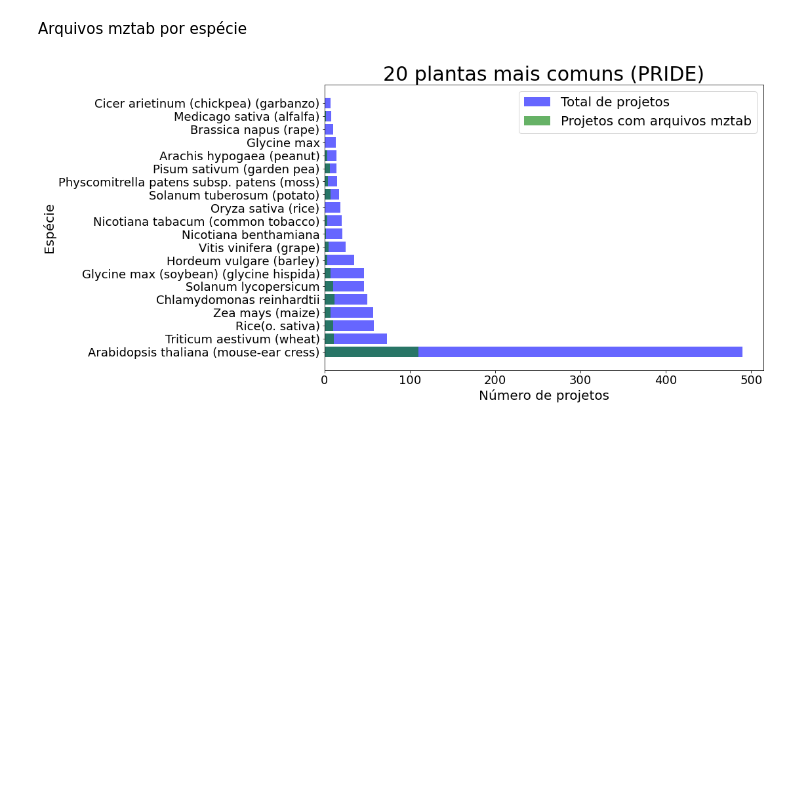
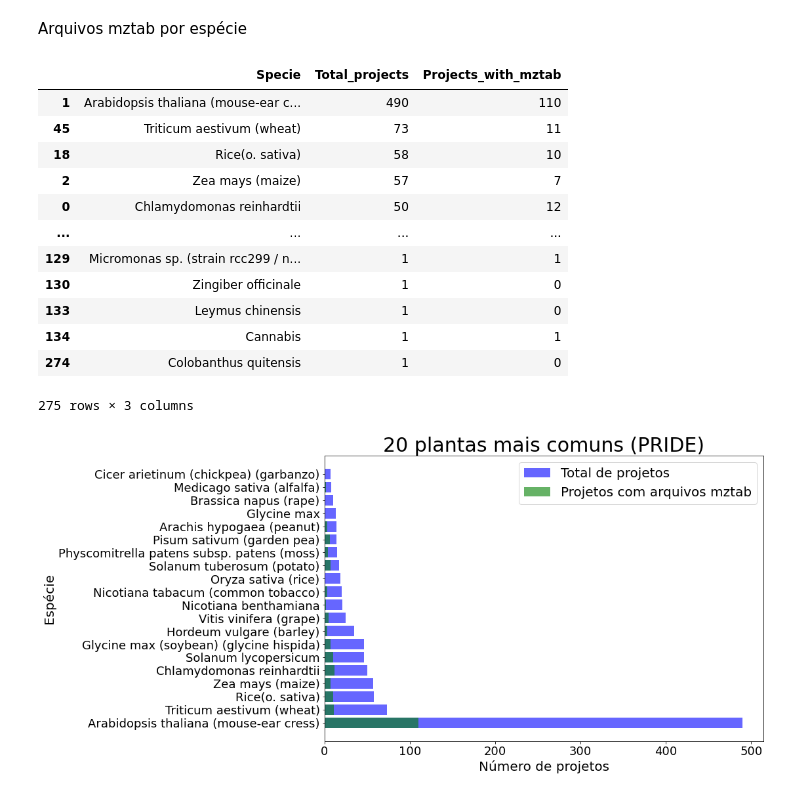
Before and after one commit to tiagocabralborelli/lncRNA, a Jupyter notebook: lncRNA.ipynb, the cells around one changed output. Cells and saved outputs as stored; diff of their text form; code cells hidden in the pictures; blank space fills up the shorter version.

```diff
--- a/lncRNA.ipynb
+++ b/lncRNA.ipynb
@@ -216,6 +218,22 @@ plants_count_dataframe = pd.DataFrame({
     "Projects_with_mztab":plant_with_mztab
 })
 plants_count_dataframe.sort_values("Total_projects", ascending = False, inplace = True)
+# %%
+plants_count_dataframe
+# %% [output]
+|  | Specie | Total_projects | Projects_with_mztab |
+| 1 | Arabidopsis thaliana (mouse-ear c... | 490 | 110 |
+| 45 | Triticum aestivum (wheat) | 73 | 11 |
+| 18 | Rice(o. sativa) | 58 | 10 |
+| 2 | Zea mays (maize) | 57 | 7 |
+| 0 | Chlamydomonas reinhardtii | 50 | 12 |
+| ... | ... | ... | ... |
+| 129 | Micromonas sp. (strain rcc299 / n... | 1 | 1 |
+| 130 | Zingiber officinale | 1 | 0 |
+| 133 | Leymus chinensis | 1 | 0 |
+| 134 | Cannabis | 1 | 1 |
+| 274 | Colobanthus quitensis | 1 | 0 |
+275 rows × 3 columns
 # %%
 plt.figure(figsize = (12,8))
 plot = plt.subplot()
```
Also changed, not shown: parts of 7 cells of this notebook.
